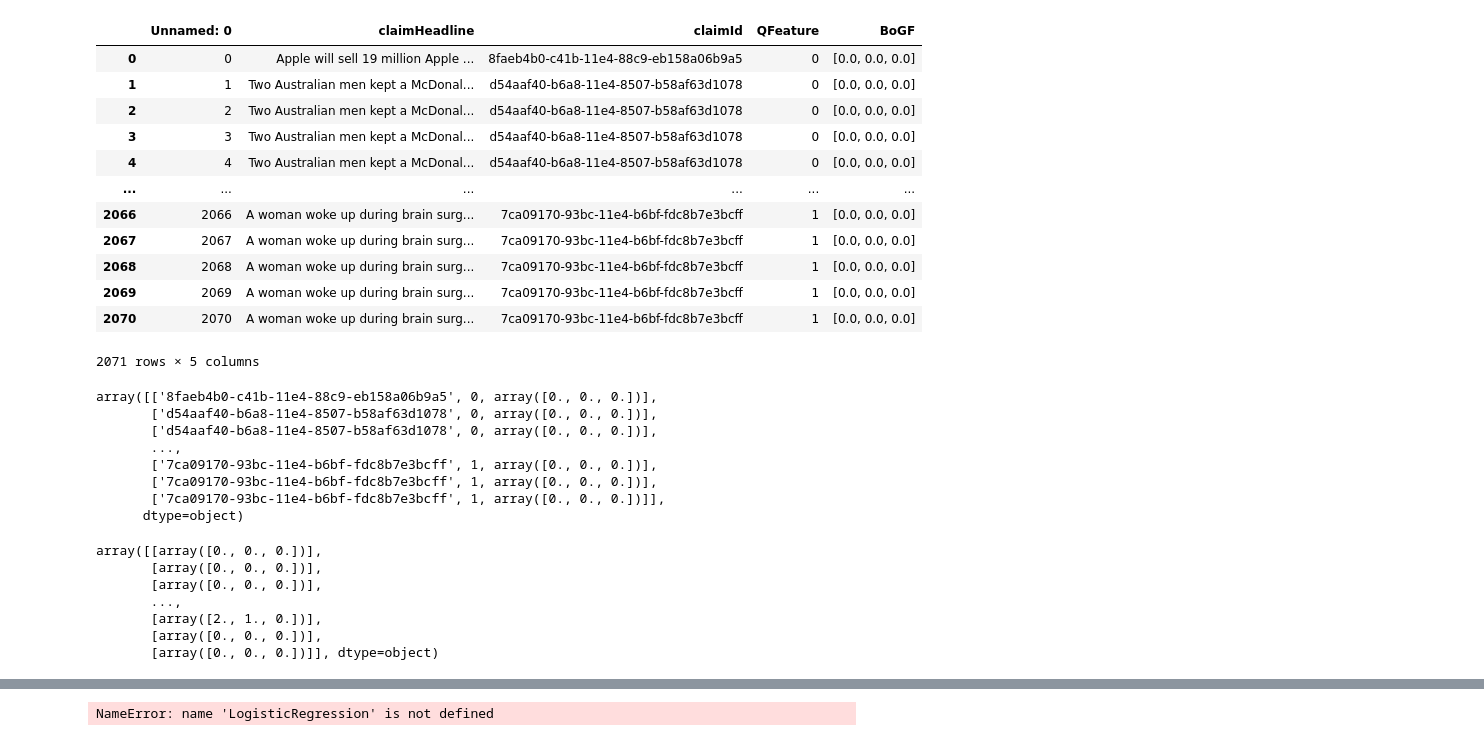
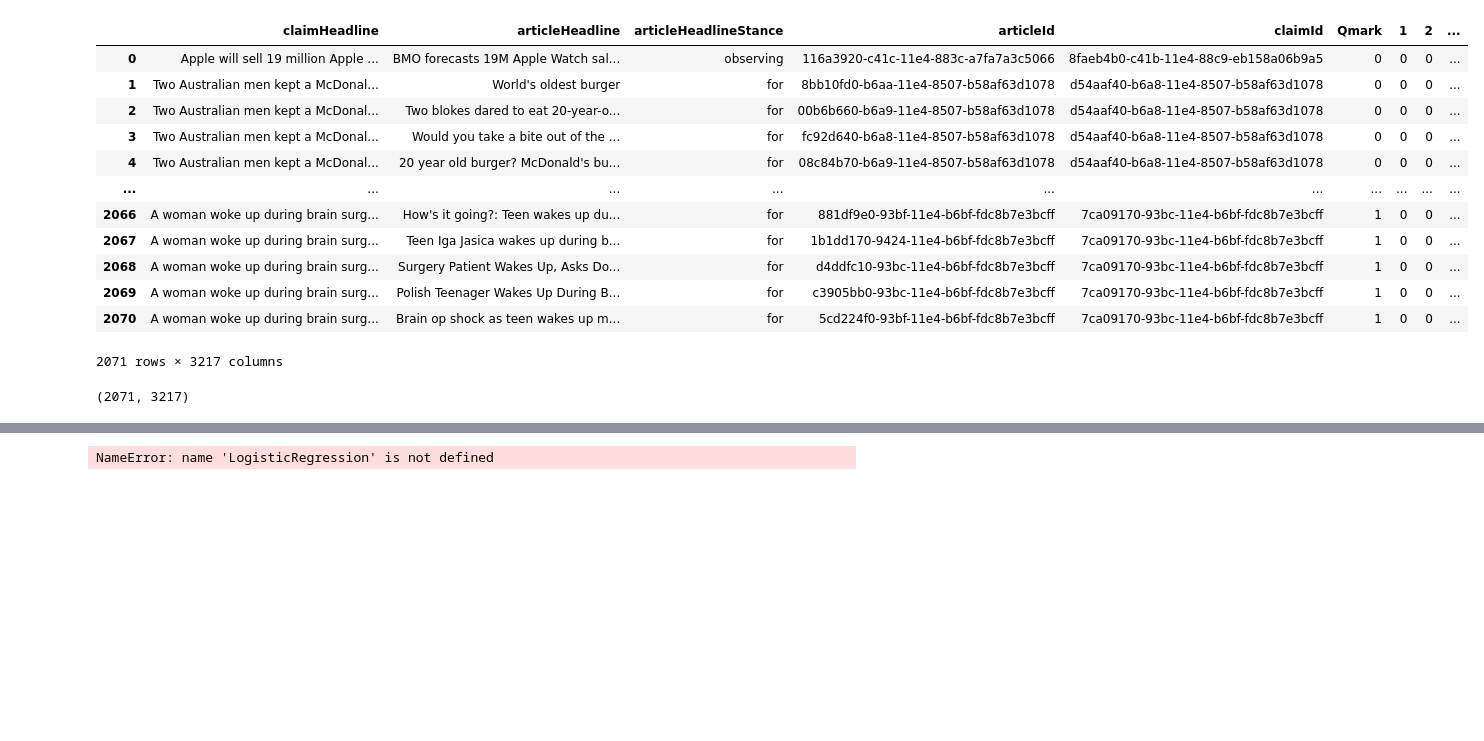
Before and after one commit to nikhilsaldanha/stance-detection, a Jupyter notebook: notebooks/Logistic Regression.ipynb, the cells around one changed output, grey strips where cells are left out. Cells and saved outputs as stored; diff of their text form; code cells hidden in the pictures; blank space fills up the shorter version.

```diff
--- a/notebooks/Logistic Regression.ipynb
+++ b/notebooks/Logistic Regression.ipynb
@@ -5,47 +5,32 @@ import matplotlib.pyplot as plt
 import pandas as pd
 # %%
 # import data
-train = pd.read_csv(r'../data/emergent/url-versions-2015-06-14-clean-train.csv', index_col=False)
-test = pd.read_csv(r'../data/emergent/url-versions-2015-06-14-clean-test.csv', index_col=False)
+train = pd.read_csv(r'../data/emergent/url-versions-2015-06-14-clean-train.csv')
+test = pd.read_csv(r'../data/emergent/url-versions-2015-06-14-clean-test.csv')
 
-def makeArray(text):
-    text = text[1:len(text)-1]
-    return np.fromstring(text,sep=' ', dtype="float")
+train_Qmark = pd.read_csv(r'../datasets/claim_Qmark_train.csv').drop_duplicates()
+test_Qmark= pd.read_csv(r'../datasets/claim_Qmark_test.csv').drop_duplicates()
 
-train_Qmark_BoW = pd.read_csv(r'../datasets/claim_Qmark_BoGF_train.csv')
-train_Qmark_BoW['BoGF'] = train_Qmark_BoW['BoGF'].apply(makeArray)
-
-test_Qmark_BoW = pd.read_csv(r'../datasets/claim_Qmark_BoGF_test.csv')
-test_Qmark_BoW['BoGF'] = test_Qmark_BoW['BoGF'].apply(makeArray)
-
-train_Qmark_BoW
+train_BoGF= pd.read_csv(r'../datasets/claim_BoGF_train.csv').drop_duplicates()
+test_BoGF= pd.read_csv(r'../datasets/claim_BoGF_test.csv').drop_duplicates()
-# %% [output]
-|  | Unnamed: 0 | claimHeadline | claimId | QFeature | BoGF |
-| 0 | 0 | Apple will sell 19 million Apple ... | 8faeb4b0-c41b-11e4-88c9-eb158a06b9a5 | 0 | [0.0, 0.0, 0.0] |
-| 1 | 1 | Two Australian men kept a McDonal... | d54aaf40-b6a8-11e4-8507-b58af63d1078 | 0 | [0.0, 0.0, 0.0] |
-| 2 | 2 | Two Australian men kept a McDonal... | d54aaf40-b6a8-11e4-8507-b58af63d1078 | 0 | [0.0, 0.0, 0.0] |
-| 3 | 3 | Two Australian men kept a McDonal... | d54aaf40-b6a8-11e4-8507-b58af63d1078 | 0 | [0.0, 0.0, 0.0] |
-| 4 | 4 | Two Australian men kept a McDonal... | d54aaf40-b6a8-11e4-8507-b58af63d1078 | 0 | [0.0, 0.0, 0.0] |
-| ... | ... | ... | ... | ... | ... |
-| 2066 | 2066 | A woman woke up during brain surg... | 7ca09170-93bc-11e4-b6bf-fdc8b7e3bcff | 1 | [0.0, 0.0, 0.0] |
-| 2067 | 2067 | A woman woke up during brain surg... | 7ca09170-93bc-11e4-b6bf-fdc8b7e3bcff | 1 | [0.0, 0.0, 0.0] |
-| 2068 | 2068 | A woman woke up during brain surg... | 7ca09170-93bc-11e4-b6bf-fdc8b7e3bcff | 1 | [0.0, 0.0, 0.0] |
-| 2069 | 2069 | A woman woke up during brain surg... | 7ca09170-93bc-11e4-b6bf-fdc8b7e3bcff | 1 | [0.0, 0.0, 0.0] |
-| 2070 | 2070 | A woman woke up during brain surg... | 7ca09170-93bc-11e4-b6bf-fdc8b7e3bcff | 1 | [0.0, 0.0, 0.0] |
-2071 rows × 5 columns
-# %%
-train_Qmark_BoW = train_Qmark_BoW[["claimId", "QFeature", "BoGF"]]
-test_Qmark_BoW = test_Qmark_BoW[["claimId", "QFeature", "BoGF"]]
-train_Qmark_BoW.values
-# %% [output]
-array([['8faeb4b0-c41b-11e4-88c9-eb158a06b9a5', 0, array([0., 0., 0.])],
-       ['d54aaf40-b6a8-11e4-8507-b58af63d1078', 0, array([0., 0., 0.])],
-       ['d54aaf40-b6a8-11e4-8507-b58af63d1078', 0, array([0., 0., 0.])],
-       ...,
-       ['7ca09170-93bc-11e4-b6bf-fdc8b7e3bcff', 1, array([0., 0., 0.])],
-       ['7ca09170-93bc-11e4-b6bf-fdc8b7e3bcff', 1, array([0., 0., 0.])],
-       ['7ca09170-93bc-11e4-b6bf-fdc8b7e3bcff', 1, array([0., 0., 0.])]],
-      dtype=object)
+# %%
+train = train.merge(train_Qmark, on="claimId").merge(train_BoGF, on="claimId").drop("Unnamed: 0", axis=1)
+test = test.merge(test_Qmark, on="claimId").merge(test_BoGF, on="claimId").drop("Unnamed: 0", axis=1)
+train
+# %% [output]
+|  | claimHeadline | articleHeadline | articleHeadlineStance | articleId | claimId | Qmark | 1 | 2 | ... |
+| 0 | Apple will sell 19 million Apple ... | BMO forecasts 19M Apple Watch sal... | observing | 116a3920-c41c-11e4-883c-a7fa7a3c5066 | 8faeb4b0-c41b-11e4-88c9-eb158a06b9a5 | 0 | 0 | 0 | ... |
+| 1 | Two Australian men kept a McDonal... | World's oldest burger | for | 8bb10fd0-b6aa-11e4-8507-b58af63d1078 | d54aaf40-b6a8-11e4-8507-b58af63d1078 | 0 | 0 | 0 | ... |
+| 2 | Two Australian men kept a McDonal... | Two blokes dared to eat 20-year-o... | for | 00b6b660-b6a9-11e4-8507-b58af63d1078 | d54aaf40-b6a8-11e4-8507-b58af63d1078 | 0 | 0 | 0 | ... |
+| 3 | Two Australian men kept a McDonal... | Would you take a bite out of the ... | for | fc92d640-b6a8-11e4-8507-b58af63d1078 | d54aaf40-b6a8-11e4-8507-b58af63d1078 | 0 | 0 | 0 | ... |
+| 4 | Two Australian men kept a McDonal... | 20 year old burger? McDonald's bu... | for | 08c84b70-b6a9-11e4-8507-b58af63d1078 | d54aaf40-b6a8-11e4-8507-b58af63d1078 | 0 | 0 | 0 | ... |
+| ... | ... | ... | ... | ... | ... | ... | ... | ... | ... |
+| 2066 | A woman woke up during brain surg... | How's it going?: Teen wakes up du... | for | 881df9e0-93bf-11e4-b6bf-fdc8b7e3bcff | 7ca09170-93bc-11e4-b6bf-fdc8b7e3bcff | 1 | 0 | 0 | ... |
+| 2067 | A woman woke up during brain surg... | Teen Iga Jasica wakes up during b... | for | 1b1dd170-9424-11e4-b6bf-fdc8b7e3bcff | 7ca09170-93bc-11e4-b6bf-fdc8b7e3bcff | 1 | 0 | 0 | ... |
+| 2068 | A woman woke up during brain surg... | Surgery Patient Wakes Up, Asks Do... | for | d4ddfc10-93bc-11e4-b6bf-fdc8b7e3bcff | 7ca09170-93bc-11e4-b6bf-fdc8b7e3bcff | 1 | 0 | 0 | ... |
+| 2069 | A woman woke up during brain surg... | Polish Teenager Wakes Up During B... | for | c3905bb0-93bc-11e4-b6bf-fdc8b7e3bcff | 7ca09170-93bc-11e4-b6bf-fdc8b7e3bcff | 1 | 0 | 0 | ... |
+| 2070 | A woman woke up during brain surg... | Brain op shock as teen wakes up m... | for | 5cd224f0-93bf-11e4-b6bf-fdc8b7e3bcff | 7ca09170-93bc-11e4-b6bf-fdc8b7e3bcff | 1 | 0 | 0 | ... |
+2071 rows × 3217 columns
 # %%
 # merge datasets and shuuffle with random seed
 seed = 1234
@@ -57,14 +39,8 @@ test = test.merge(test_Qmark_BoW, how='inner', on="claimId")
 test = sklearn.utils.shuffle(test, random_state=seed)
 # %%
-train[["BoGF"]].to_numpy()
+train.to_numpy().shape
 # %% [output]
-array([[array([0., 0., 0.])],
-       [array([0., 0., 0.])],
-       [array([0., 0., 0.])],
-       ...,
-       [array([2., 1., 0.])],
-       [array([0., 0., 0.])],
-       [array([0., 0., 0.])]], dtype=object)
+(2071, 3217)
 # %%
 # create train and test
 
```
Also changed, not shown: parts of 8 cells of this notebook, 1 other file.
